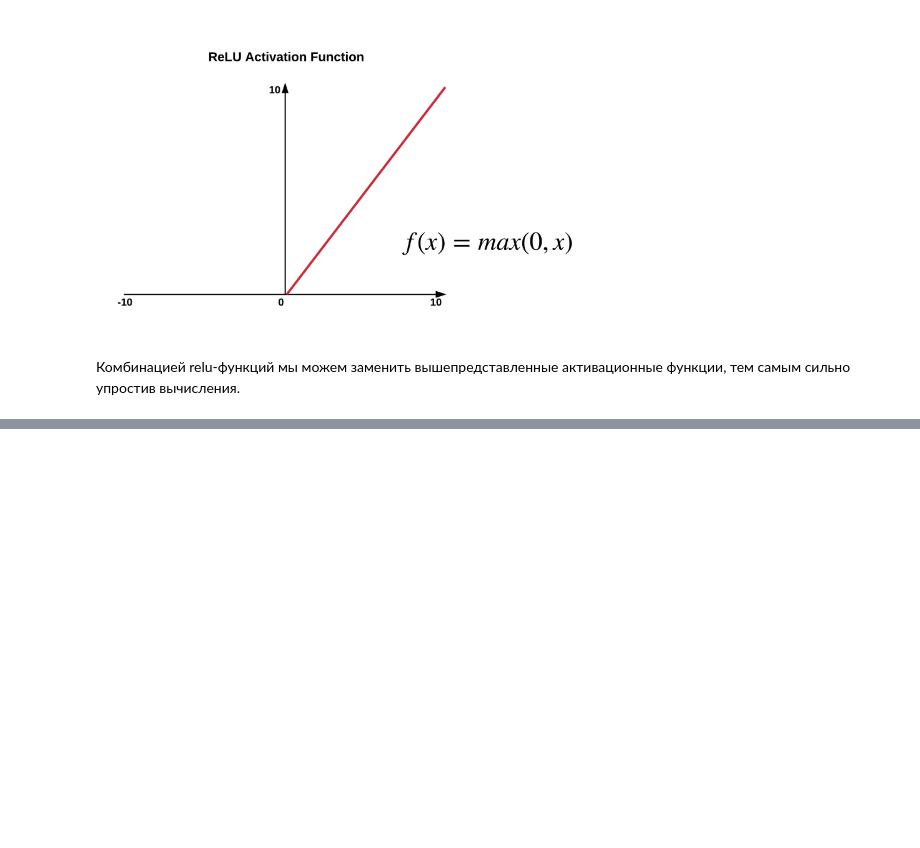
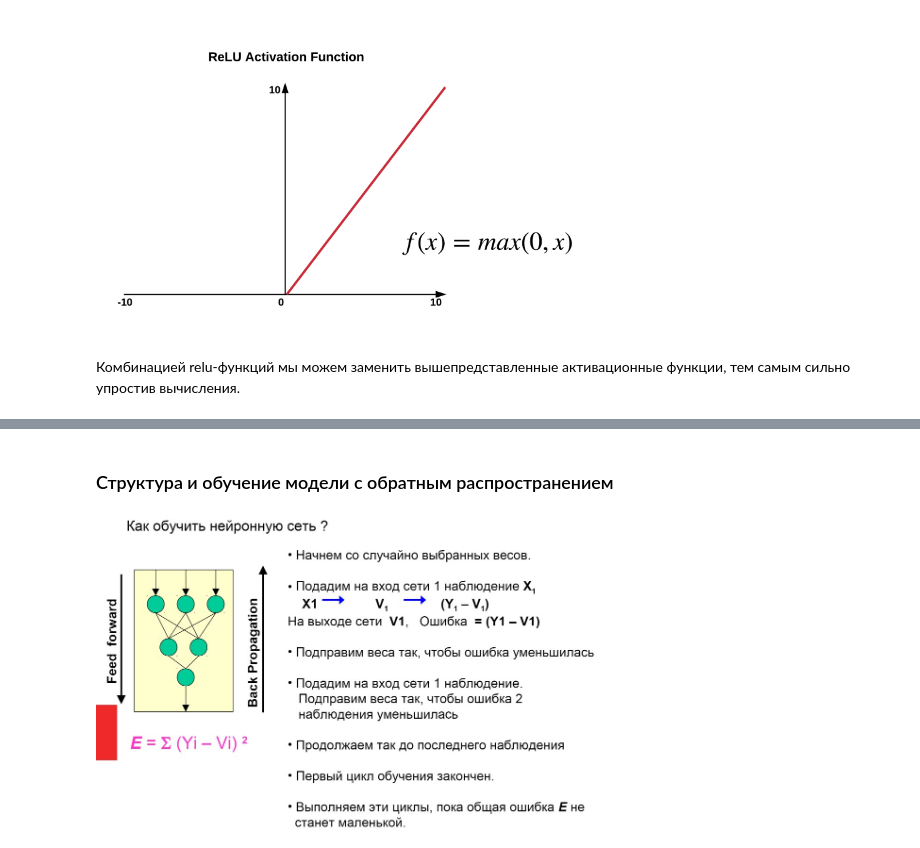
Before and after one commit to aafominov96/summary_of_data_analysis, a Jupyter notebook: neural_networks_in_data_analysis.ipynb, the cells around one changed output, grey strips where cells are left out. Saved outputs shown, nothing was run; the diff lists cells and outputs as text; code cells hidden in the pictures; blank space fills up the shorter version.

```diff
--- a/neural_networks_in_data_analysis.ipynb
+++ b/neural_networks_in_data_analysis.ipynb
@@ -56,0 +78,6 @@ Image('nn3.png', width=500)
+# %% [markdown]
+### Структура и обучение модели с обратным распространением
+# %%
+Image('nn6.jpg', width=500)
+# %% [output]
+[figure, added]
```
Also changed, not shown: parts of 7 cells of this notebook, 2 other files.
